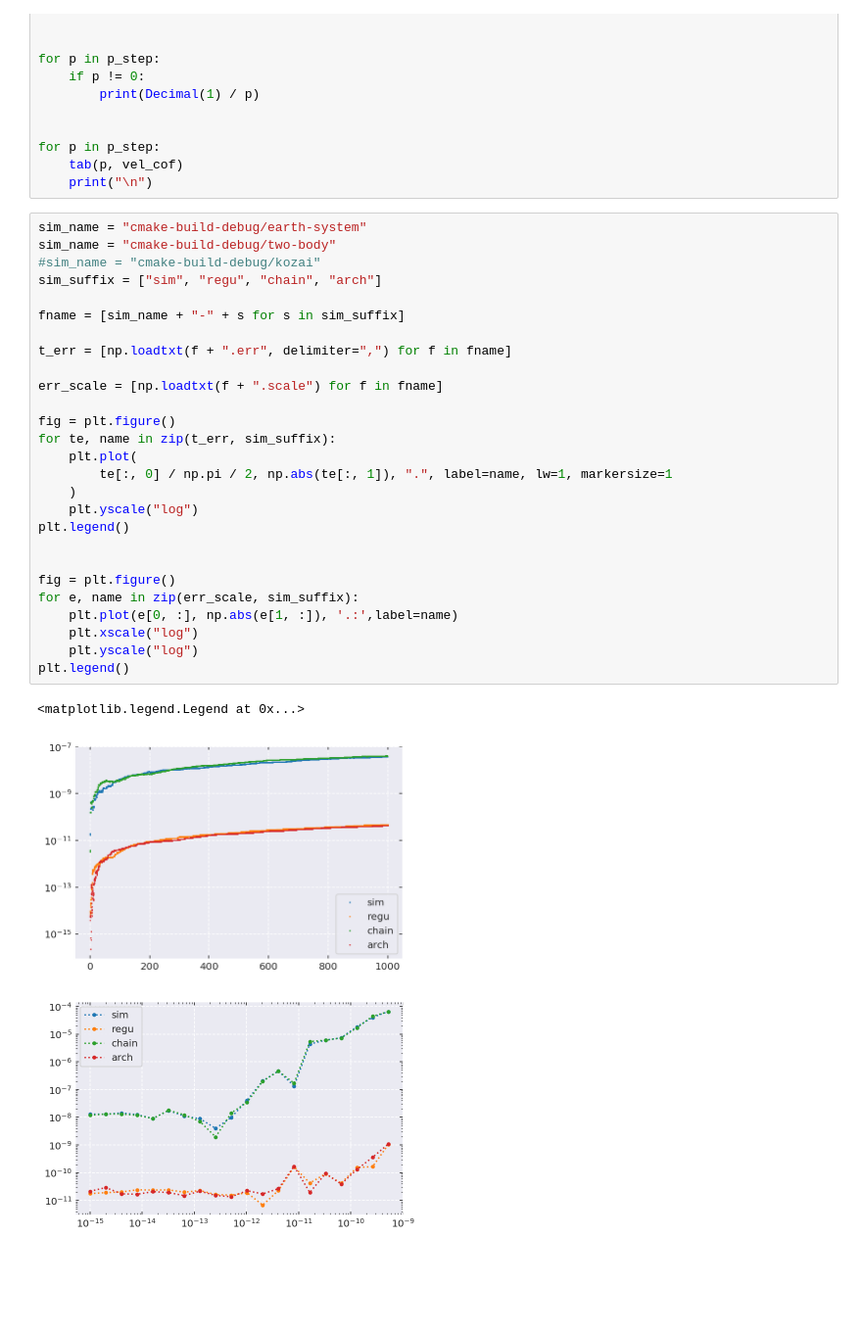
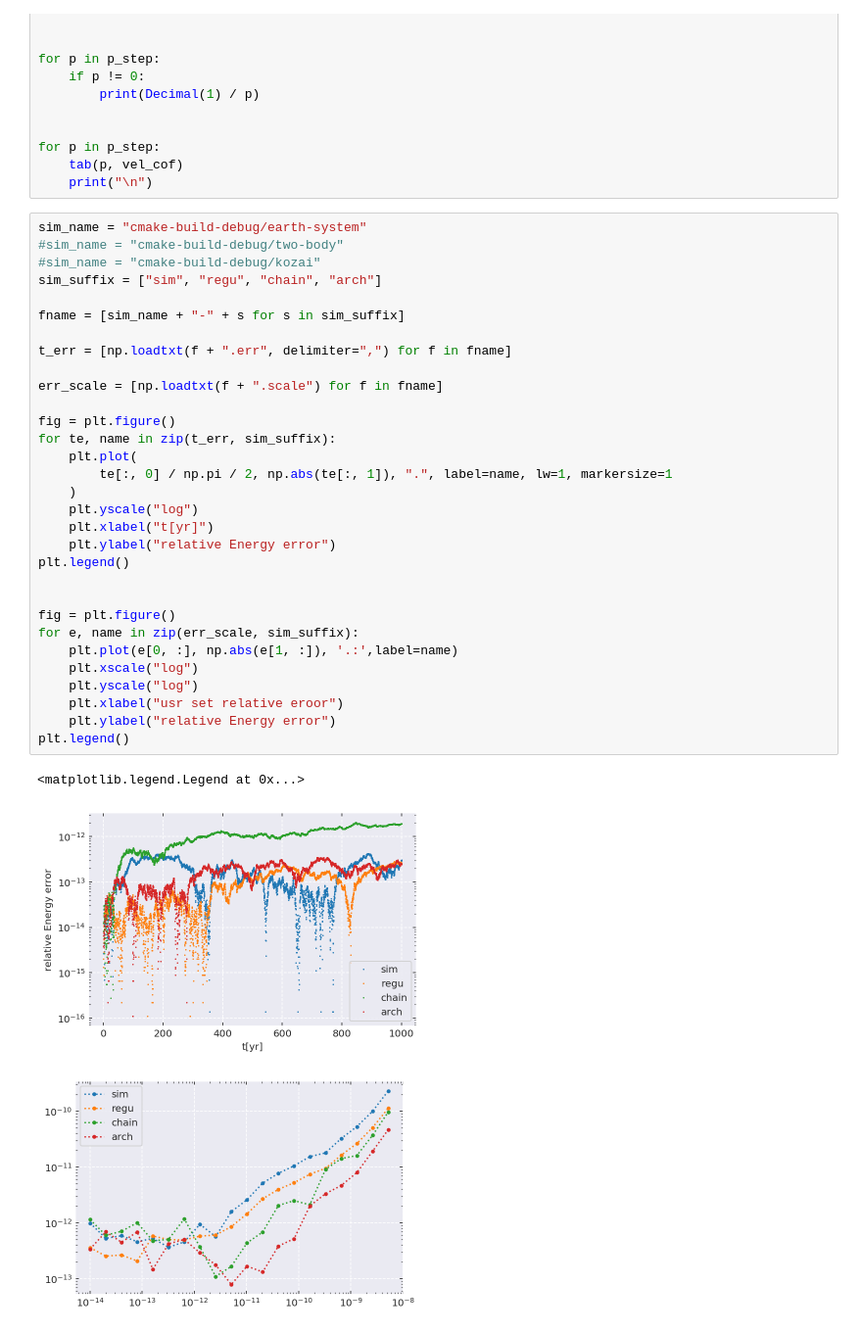
Before and after one commit to YihanWangAstro/SpaceHub, a Jupyter notebook: draw.ipynb, the cells around one changed output. Shown at 98% size. Saved outputs shown, nothing was run; the diff lists cells and outputs as text; blank space fills up the shorter version.

```diff
--- a/draw.ipynb
+++ b/draw.ipynb
@@ -180,32 +180,36 @@ for p in p_step:
     print("\n")
 # %%
 sim_name = "cmake-build-debug/earth-system"
-sim_name = "cmake-build-debug/two-body"
+#sim_name = "cmake-build-debug/two-body"
 #sim_name = "cmake-build-debug/kozai"
 sim_suffix = ["sim", "regu", "chain", "arch"]
 
 fname = [sim_name + "-" + s for s in sim_suffix]
 
 t_err = [np.loadtxt(f + ".err", delimiter=",") for f in fname]
 
 err_scale = [np.loadtxt(f + ".scale") for f in fname]
 
 fig = plt.figure()
 for te, name in zip(t_err, sim_suffix):
     plt.plot(
         te[:, 0] / np.pi / 2, np.abs(te[:, 1]), ".", label=name, lw=1, markersize=1
     )
     plt.yscale("log")
+    plt.xlabel("t[yr]")
+    plt.ylabel("relative Energy error")
 plt.legend()
 
 
 fig = plt.figure()
 for e, name in zip(err_scale, sim_suffix):
     plt.plot(e[0, :], np.abs(e[1, :]), '.:',label=name)
     plt.xscale("log")
     plt.yscale("log")
+    plt.xlabel("usr set relative eroor")
+    plt.ylabel("relative Energy error")
 plt.legend()
 # %% [output]
 <matplotlib.legend.Legend at 0x...>
-[figure, old version]
+[figure, new version]
-[figure, old version]
+[figure, new version]
```
Also changed, not shown: parts of 1 cell of this notebook.
